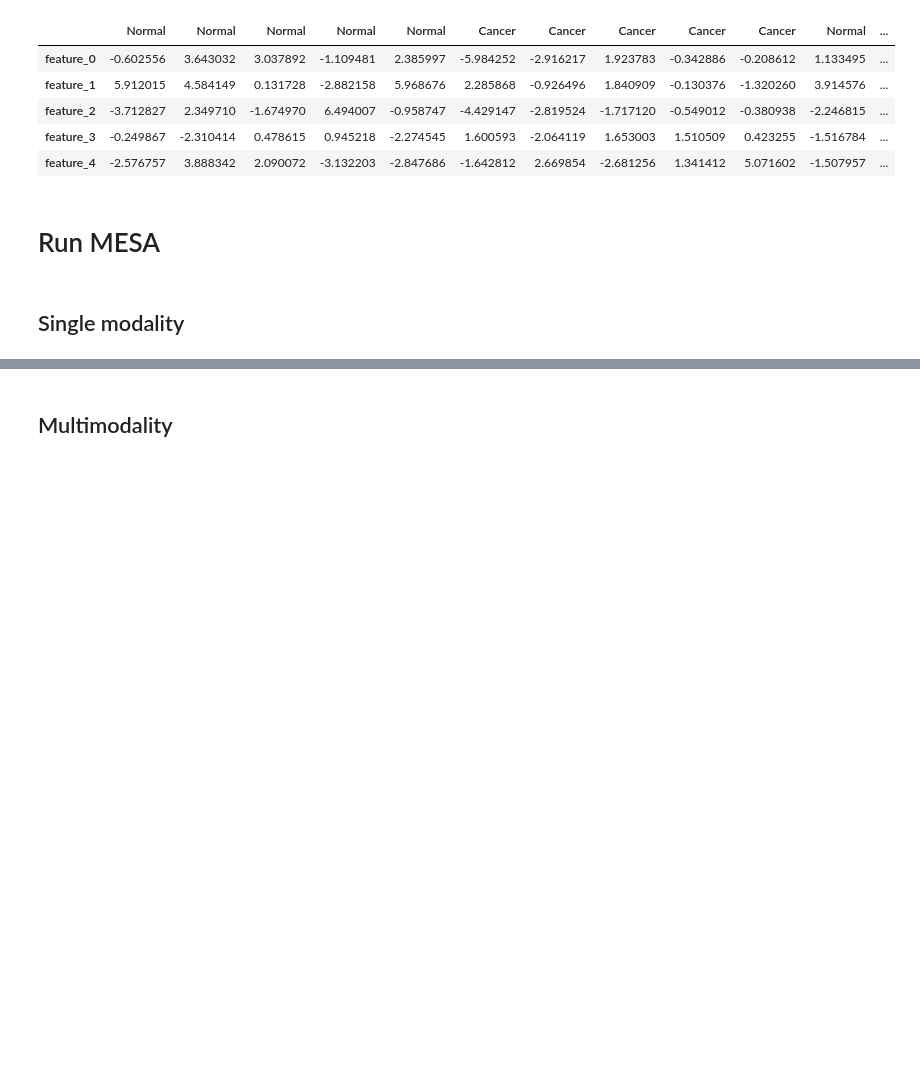
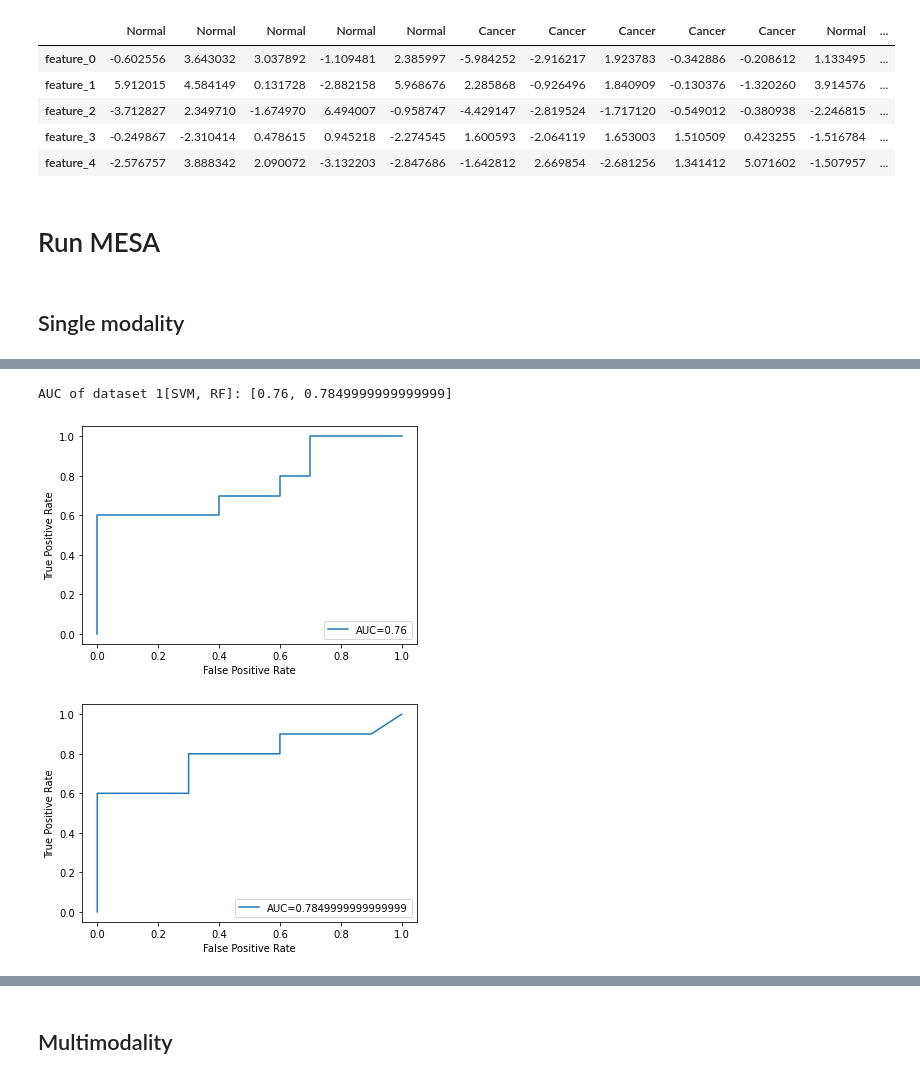
Before and after one commit to ChaorongC/MESA, a Jupyter notebook: demo.ipynb, the cells around one changed output, grey strips where cells are left out. Cells and saved outputs as stored; diff of their text form; code cells hidden in the pictures; blank space fills up the shorter version.

```diff
--- a/demo.ipynb
+++ b/demo.ipynb
@@ -86,3 +94,5 @@ Best dimension: 25
 # %%
 #AUC
-print('AUC of dataset 1: %s' % mesa_result_1[-1])
+print('AUC of dataset 1[SVM, RF]: %s' % mesa_result_1[-1])
+# %% [output]
+AUC of dataset 1[SVM, RF]: [0.76, 0.7849999999999999]
@@ -91,3 +99,11 @@ plot_ROC(mesa_result_1[1],mesa_result_1[2][0])
+# %%
+# ROC curve for SVM classifier
+plot_ROC(mesa_result_1[1],mesa_result_1[2][0])
+# ROC curve for RandomForest classifier
+plot_ROC(mesa_result_1[1],mesa_result_1[2][1])
+# %% [output]
+[figure, added]
+[figure, added]
 # %%
 mesa_result_2 = MESA_single(
     X=dataset2,
```
Also changed, not shown: parts of 11 cells of this notebook.
